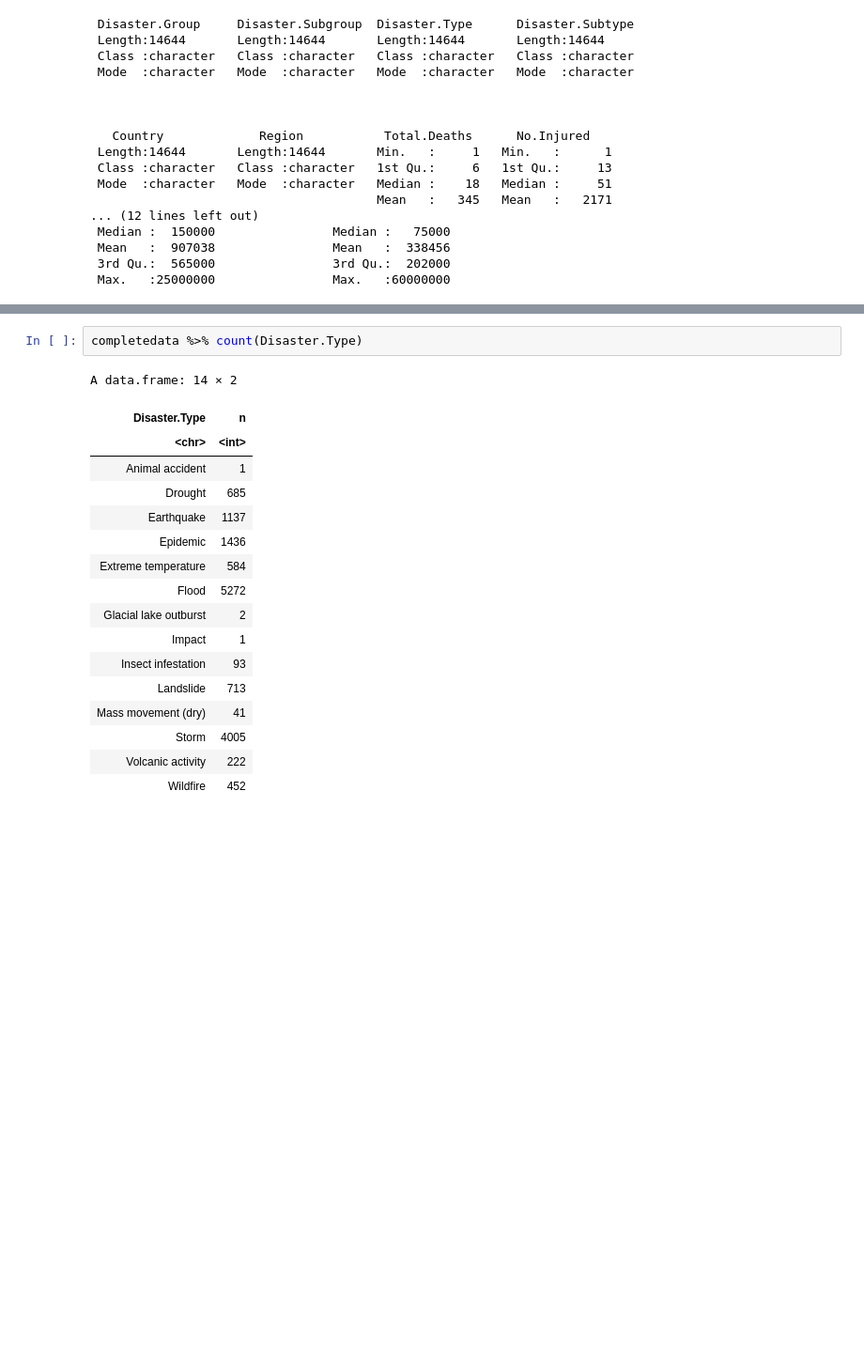
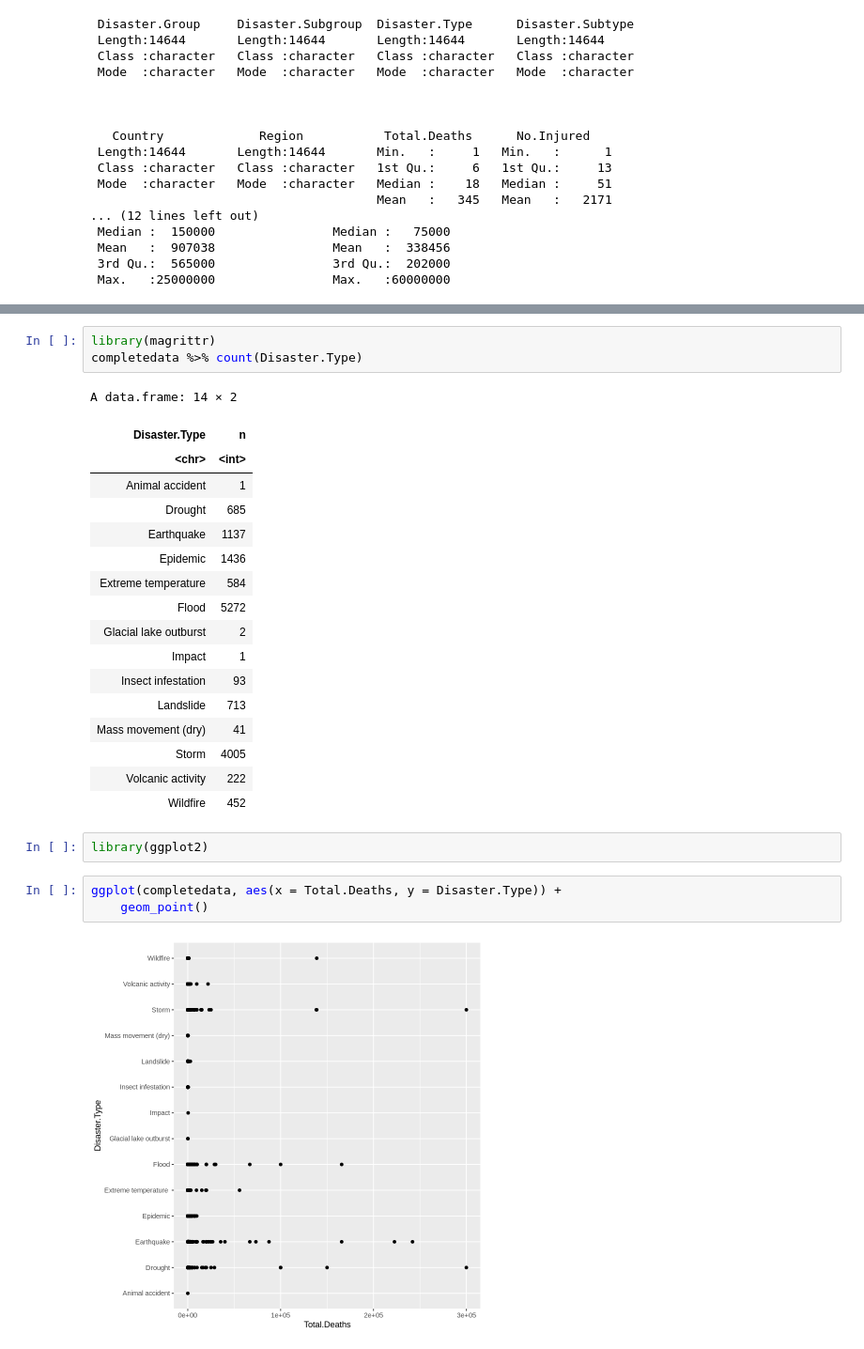
Before and after one commit to najiaahmedd/CIND820_InitialResults, a Jupyter notebook: InitialResults_Imputations&Clustering.ipynb, the cells around one changed output, grey strips where cells are left out. Shown: that part at 94% size. Drawn from its saved outputs; the diff is of its cells as text; blank space fills up the shorter version.

```diff
--- a/InitialResults_Imputations&Clustering.ipynb
+++ b/InitialResults_Imputations&Clustering.ipynb
@@ -165,4 +168,5 @@ library(dplyr)
 # %%
+library(magrittr)
 completedata %>% count(Disaster.Type)
 # %% [output]
 A data.frame: 14 × 2
@@ -182,3 +186,10 @@ A data.frame: 14 × 2
 | Storm | 4005 |
 | Volcanic activity | 222 |
 | Wildfire | 452 |
+# %%
+library(ggplot2)
+# %%
+ggplot(completedata, aes(x = Total.Deaths, y = Disaster.Type)) +
+    geom_point()
+# %% [output]
+[figure, added]
```
Also changed, not shown: parts of 12 cells of this notebook.
